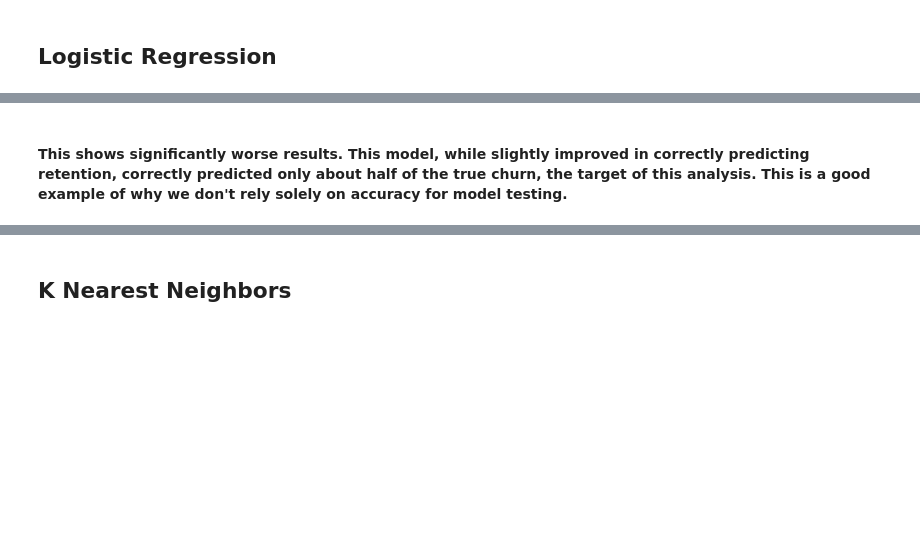
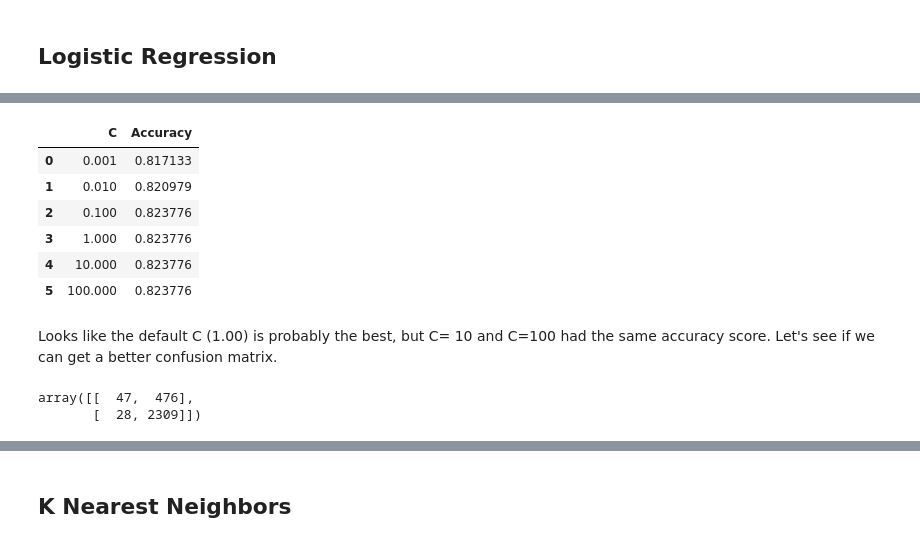
Before and after one commit to amoutafian/waze_capstone, a Jupyter notebook: notebooks/29.3 Modeling .ipynb, the cells around one changed output, grey strips where cells are left out. Cells and saved outputs as stored; diff of their text form; code cells hidden in the pictures; blank space fills up the shorter version.

```diff
--- a/notebooks/29.3 Modeling .ipynb
+++ b/notebooks/29.3 Modeling .ipynb
@@ -111,2 +109,41 @@ array([[   2,  521],
-# %% [markdown]
-<h4> This shows significantly worse results. This model, while slightly improved in correctly predicting retention, correctly predicted only about half of the true churn, the target of this analysis. This is a good example of why we don't rely solely on accuracy for model testing.
+# %%
+#above results use C=1.00 (default)
+#now use grid search to tune hyperparameter C value
+Cs = [0.001, 0.01, 0.1, 1, 10, 100]
+
+table = pd.DataFrame(columns = ['C','Accuracy'])
+table['C'] = Cs
+
+j = 0
+for C in Cs:
+
+    # Apply logistic regression model to training data
+    Logreg = LogisticRegression( max_iter = 500, C = C,)
+    Logreg.fit(X_train_scaled, y_train)
+
+    # Predict using model
+    y_pred_lr = Logreg.predict(X_test_scaled)
+
+    # Saving accuracy score in table
+    table.iloc[j,1] = accuracy_score(y_test,y_pred_lr)
+    j += 1
+
+table
+# %% [output]
+|  | C | Accuracy |
+| 0 | 0.001 | 0.817133 |
+| 1 | 0.010 | 0.820979 |
+| 2 | 0.100 | 0.823776 |
+| 3 | 1.000 | 0.823776 |
+| 4 | 10.000 | 0.823776 |
+| 5 | 100.000 | 0.823776 |
+# %% [markdown]
+Looks like the default C (1.00) is probably the best, but C= 10 and C=100 had the same accuracy score. Let's see if we can get a better confusion matrix.
+# %%
+#instantiate new model with C = 10
+clf_lr = LogisticRegression( max_iter = 500, C = 10, random_state = 45)
+cm = confusion_matrix(y_test, y_predict)
+cm
+# %% [output]
+array([[  47,  476],
+       [  28, 2309]])
```
Also changed, not shown: parts of 12 cells of this notebook.
